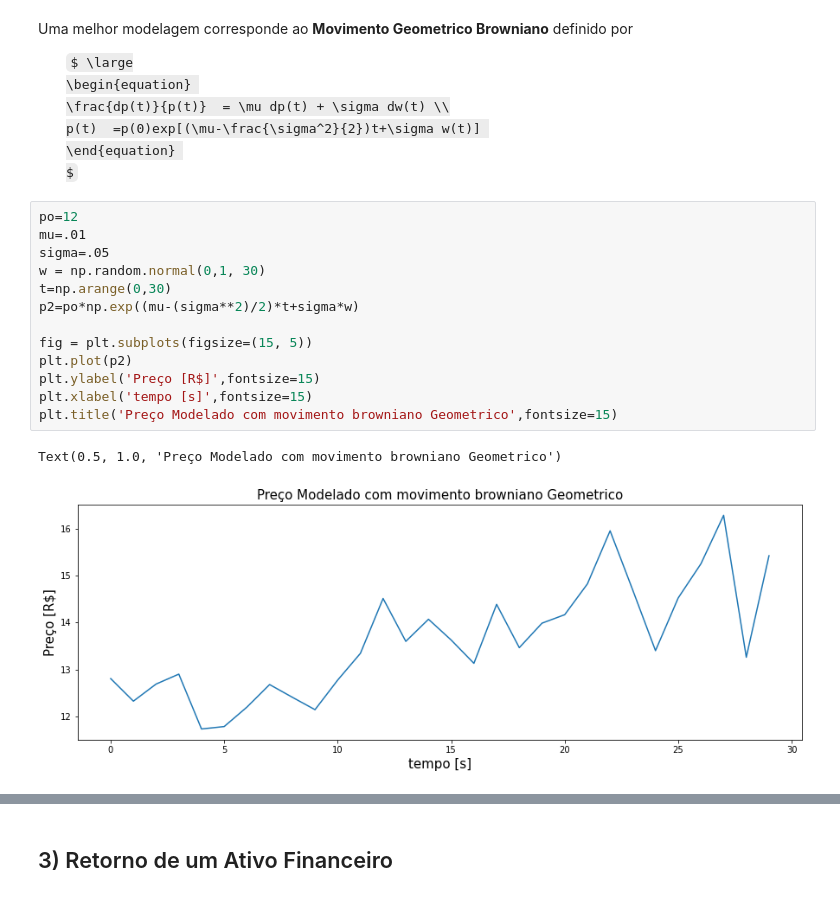
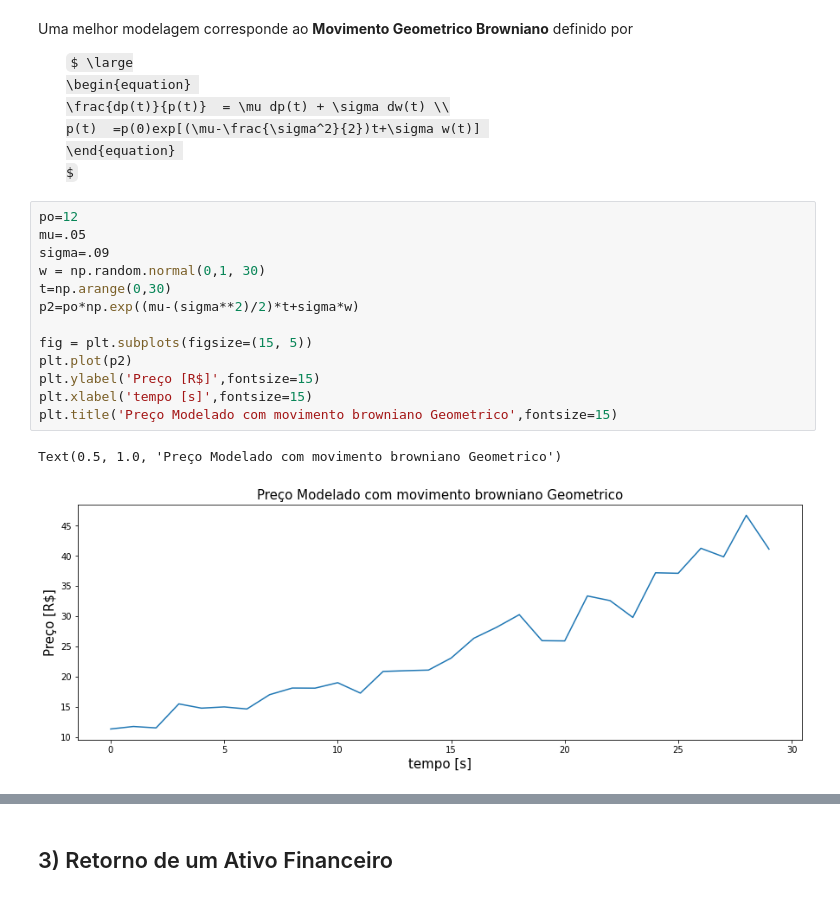
Before and after one commit to marcelinoandrade/Processamento-Digital-de-Sinais-Financeiros, a Jupyter notebook: Aula 1 - Modelagem do Preço, Retorno, Correlação e Sharpe.ipynb, the cells around one changed output, grey strips where cells are left out. Saved outputs shown, nothing was run; the diff lists cells and outputs as text; some formulas as TeX source.

```diff
--- a/Aula 1 - Modelagem do Preço, Retorno, Correlação e Sharpe.ipynb
+++ b/Aula 1 - Modelagem do Preço, Retorno, Correlação e Sharpe.ipynb
@@ -98,17 +98,17 @@ $
 </ul>
 # %%
 po=12
-mu=.01
-sigma=.05
+mu=.05
+sigma=.09
 w = np.random.normal(0,1, 30)
 t=np.arange(0,30)
 p2=po*np.exp((mu-(sigma**2)/2)*t+sigma*w)
 
 fig = plt.subplots(figsize=(15, 5))
 plt.plot(p2)
 plt.ylabel('Preço [R$]',fontsize=15)
 plt.xlabel('tempo [s]',fontsize=15)
 plt.title('Preço Modelado com movimento browniano Geometrico',fontsize=15)
 # %% [output]
 Text(0.5, 1.0, 'Preço Modelado com movimento browniano Geometrico')
-[figure, old version]
+[figure, new version]
```
Also changed, not shown: parts of 21 cells of this notebook.
